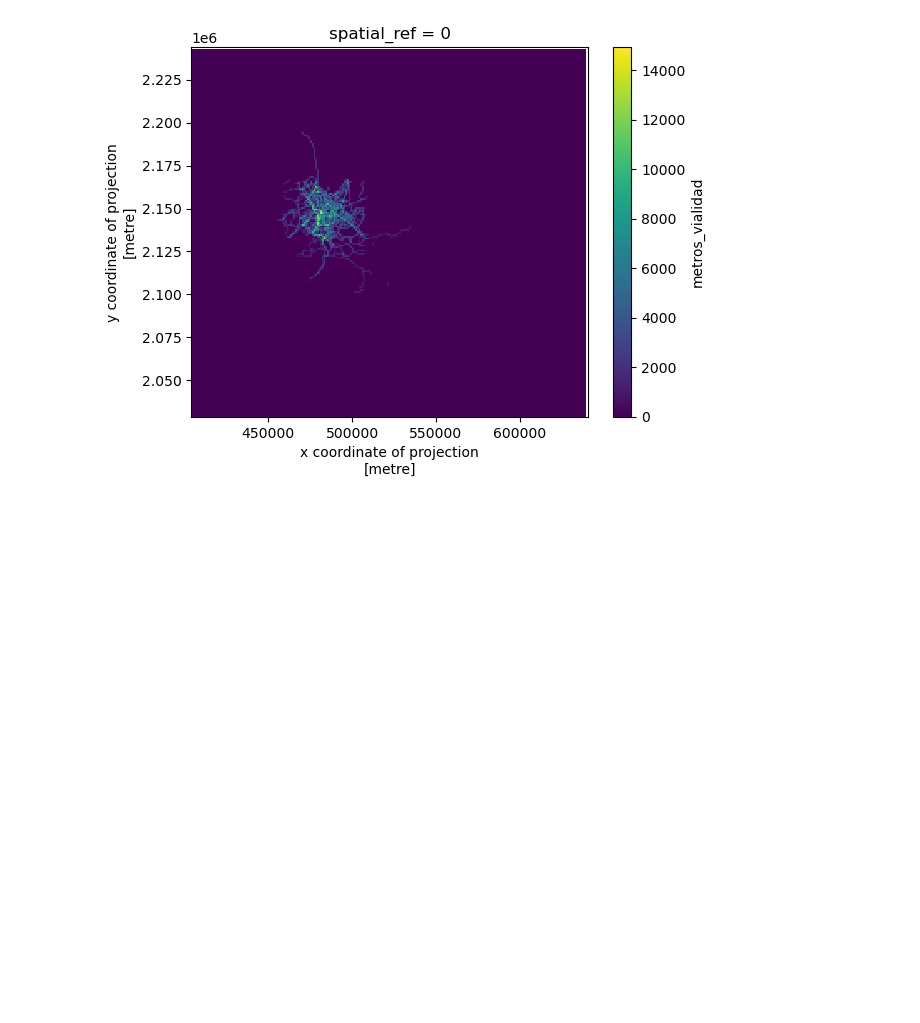
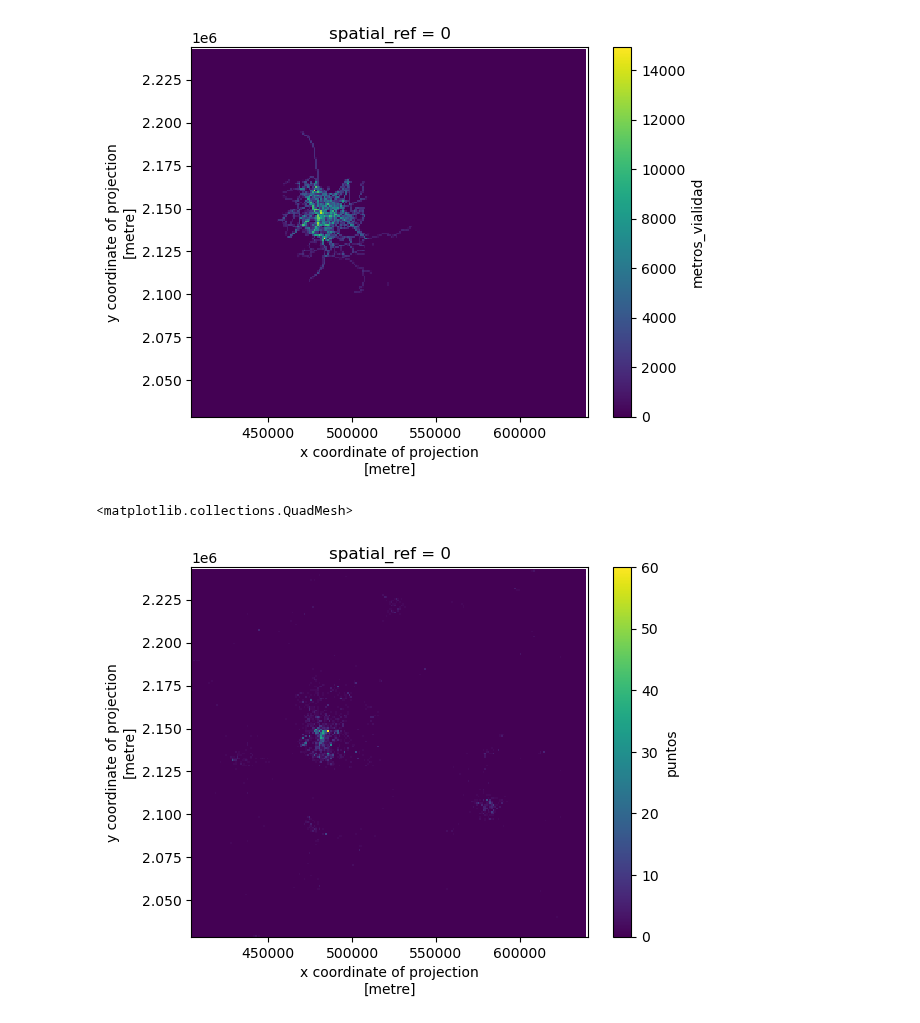
Before and after one commit to CentroGeo/pyLandUseMX, a Jupyter notebook: _proc/index.ipynb, the cells around one changed output. Drawn from its saved outputs; the diff is of its cells as text; code cells hidden in the pictures; blank space fills up the shorter version.

```diff
--- a/_proc/index.ipynb
+++ b/_proc/index.ipynb
@@ -86,6 +123,12 @@ cube.metros_vialidad.plot()
 # %% [output]
 <matplotlib.collections.QuadMesh>
 [figure]
+# %%
+cube = malla.to_xarray()
+cube.puntos.plot()
+# %% [output]
+<matplotlib.collections.QuadMesh>
+[figure, added]
 # %% [markdown]
 ## DENUE
 
```
Also changed, not shown: parts of 16 cells of this notebook, 6 other files.
